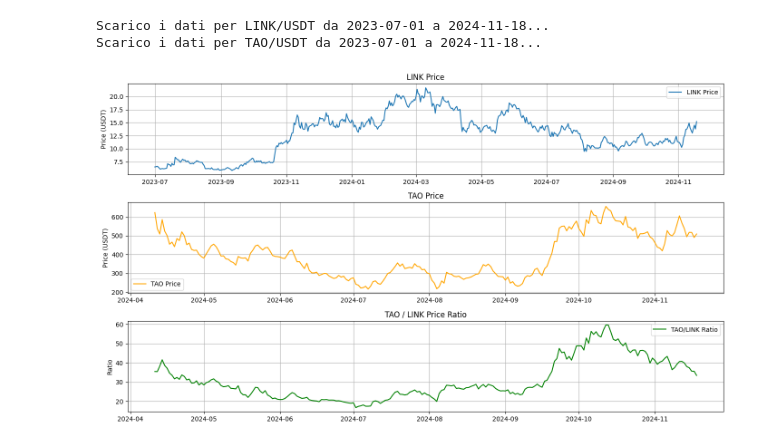
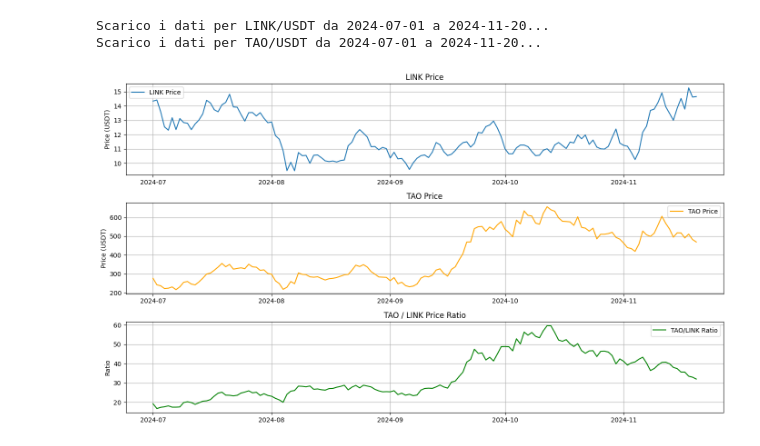
Before and after one commit to AleImbri/Crypto-strategies-simulations, a Jupyter notebook: Confronto coppie crypto.ipynb, the cells around one changed output. Drawn from its saved outputs; the diff is of its cells as text; code cells hidden in the pictures.

```diff
--- a/Confronto coppie crypto.ipynb
+++ b/Confronto coppie crypto.ipynb
@@ -85,12 +85,12 @@ def download_and_plot(cryptos, timeframe, start_date, end_date):
 # %%
 # Esempio di utilizzo
 cryptos = ['LINK', 'TAO']  # Specifica le due crypto
 timeframe = '1d'  # Specifica il timeframe ('1m', '5m', '1h', '1d', etc.)
-start_date = '2023-07-01'  # Data di inizio
-end_date = '2024-11-18'  # Data di fine
+start_date = '2024-07-01'  # Data di inizio
+end_date = '2024-11-20'  # Data di fine
 
 download_and_plot(cryptos, timeframe, start_date, end_date)
 # %% [output]
-Scarico i dati per LINK/USDT da 2023-07-01 a 2024-11-18...
-Scarico i dati per TAO/USDT da 2023-07-01 a 2024-11-18...
+Scarico i dati per LINK/USDT da 2024-07-01 a 2024-11-20...
+Scarico i dati per TAO/USDT da 2024-07-01 a 2024-11-20...
-[figure, old version]
+[figure, new version]
```
Also changed, not shown: 3 other files.
